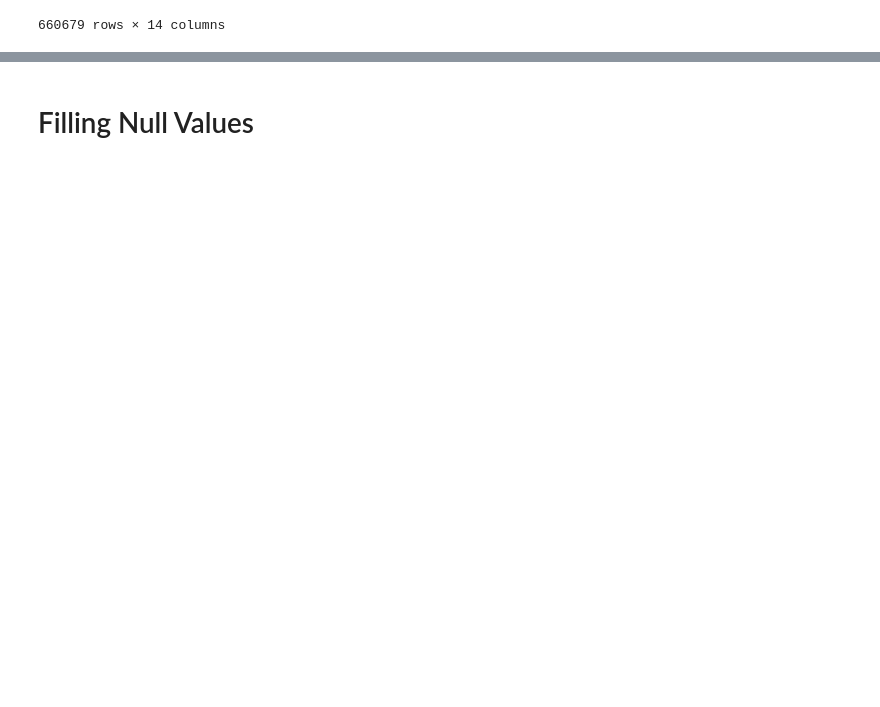
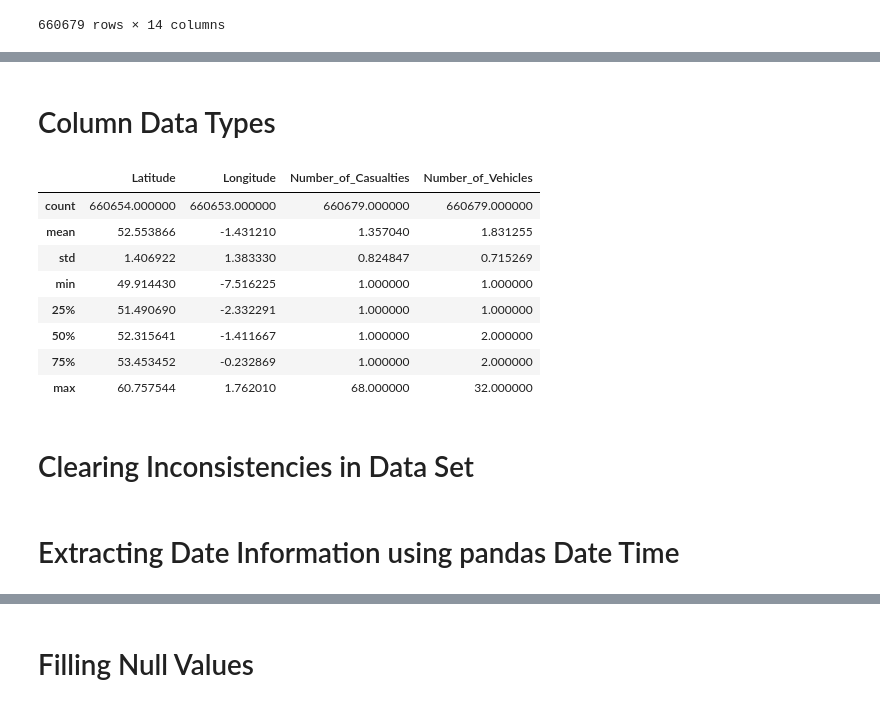
Before and after one commit to RonjornokGamborza/ELEC303_Bontoc-3B, a Jupyter notebook: Activity2.ipynb, the cells around one changed output, grey strips where cells are left out. Drawn from its saved outputs; the diff is of its cells as text; code cells hidden in the pictures; blank space fills up the shorter version.

```diff
--- a/Activity2.ipynb
+++ b/Activity2.ipynb
@@ -24,0 +66,16 @@ uk
+# %% [markdown]
+<h1>Column Data Types</h1>
+# %%
+uk.describe()
+# %% [output]
+|  | Latitude | Longitude | Number_of_Casualties | Number_of_Vehicles |
+| count | 660654.000000 | 660653.000000 | 660679.000000 | 660679.000000 |
+| mean | 52.553866 | -1.431210 | 1.357040 | 1.831255 |
+| std | 1.406922 | 1.383330 | 0.824847 | 0.715269 |
+| min | 49.914430 | -7.516225 | 1.000000 | 1.000000 |
+| 25% | 51.490690 | -2.332291 | 1.000000 | 1.000000 |
+| 50% | 52.315641 | -1.411667 | 1.000000 | 2.000000 |
+| 75% | 53.453452 | -0.232869 | 1.000000 | 2.000000 |
+| max | 60.757544 | 1.762010 | 68.000000 | 32.000000 |
+# %% [markdown]
+<h1>Clearing Inconsistencies in Data Set</h1>
@@ -25,2 +86,4 @@ uk
 # %%
 uk["Accident Date"] = pd.to_datetime(uk["Accident Date"], errors="coerce", dayfirst=True)
+# %% [markdown]
+<h1>Extracting Date Information using pandas Date Time</h1>
```
Also changed, not shown: parts of 30 cells of this notebook.
